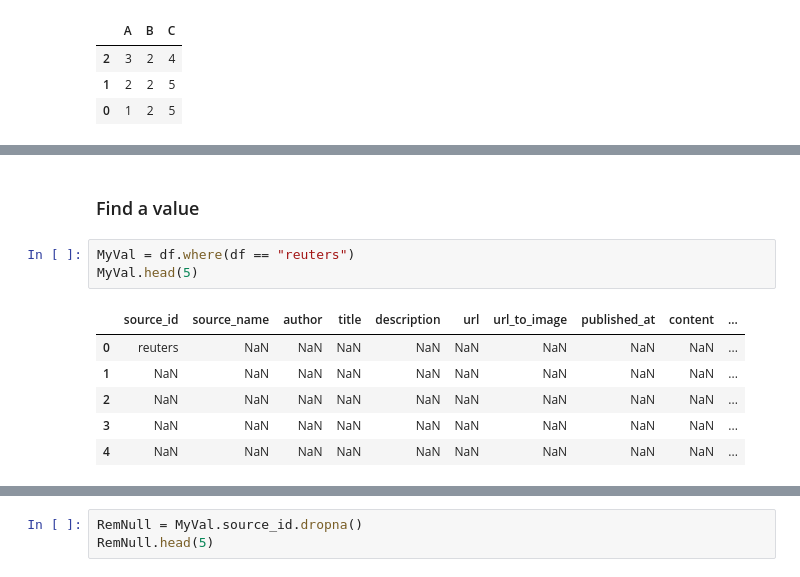
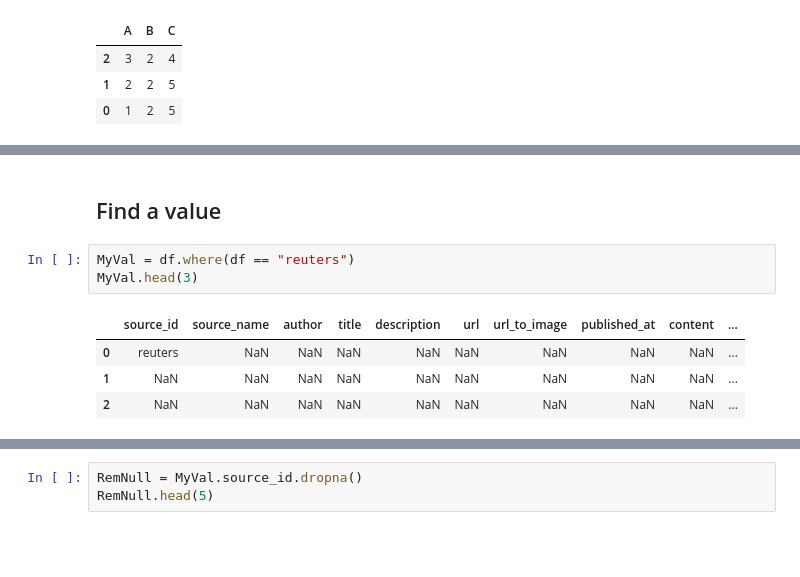
Before and after one commit to ThiagoZen-zz/Python_libraries, a Jupyter notebook: Pandas/Introduction_To_Pandas.ipynb, the cells around one changed output, grey strips where cells are left out. Drawn from its saved outputs; the diff is of its cells as text; blank space fills up the shorter version.

```diff
--- a/Pandas/Introduction_To_Pandas.ipynb
+++ b/Pandas/Introduction_To_Pandas.ipynb
@@ -143,12 +140,10 @@ df.head(2)
 # %% [markdown]
-### Find a value
+## Find a value
 # %%
 MyVal = df.where(df == "reuters")
-MyVal.head(5)
+MyVal.head(3)
 # %% [output]
 |  | source_id | source_name | author | title | description | url | url_to_image | published_at | content | ... |
 | 0 | reuters | NaN | NaN | NaN | NaN | NaN | NaN | NaN | NaN | ... |
 | 1 | NaN | NaN | NaN | NaN | NaN | NaN | NaN | NaN | NaN | ... |
 | 2 | NaN | NaN | NaN | NaN | NaN | NaN | NaN | NaN | NaN | ... |
-| 3 | NaN | NaN | NaN | NaN | NaN | NaN | NaN | NaN | NaN | ... |
-| 4 | NaN | NaN | NaN | NaN | NaN | NaN | NaN | NaN | NaN | ... |
```
Also changed, not shown: parts of 34 cells of this notebook.
